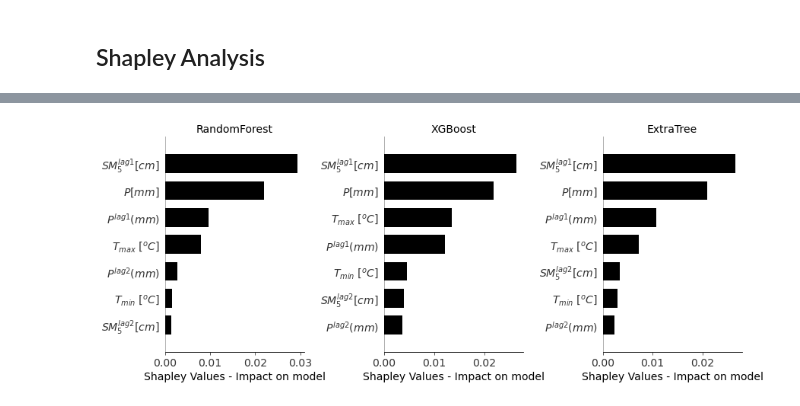
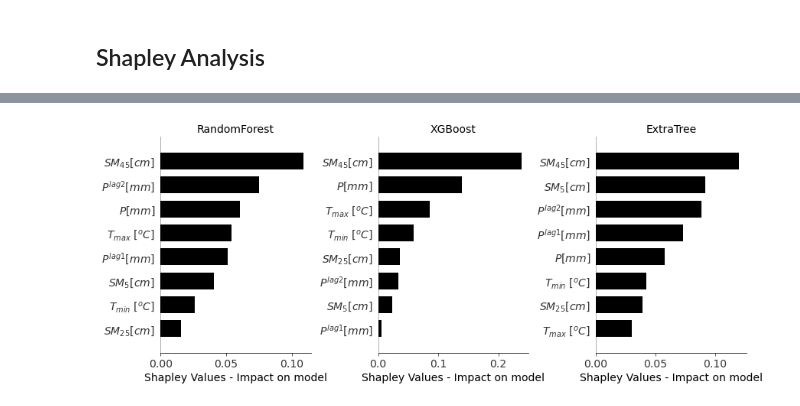
Before and after one commit to chizeni24/USDA, a Jupyter notebook: Lake creek crop yeild XAI.ipynb, the cells around one changed output, grey strips where cells are left out. Drawn from its saved outputs; the diff is of its cells as text; code cells hidden in the pictures.

```diff
--- a/Lake creek crop yeild XAI.ipynb
+++ b/Lake creek crop yeild XAI.ipynb
@@ -284,10 +396,10 @@ def results(x, y, x_t, y_t, pipelines):
 
     results = [[pipe_dict[i],
                 np.round(r2_score(y, model.predict(x)), decimals=2),
-                np.round(mean_squared_error(y, model.predict(x)), decimals=2)]
+                np.round(np.sqrt(mean_squared_error(y, model.predict(x))), decimals=2)]
                for i, model in enumerate(pipelines)]
-    table.title = 'Training set Score'
-    table.field_names = ['Algorithm', 'R-square', 'MSE']
+    table.title = 'Training set score'
+    table.field_names = ['Algorithm', 'R-square', 'RMSE']
     table.add_rows(results)
     print(table)
 
@@ -307,8 +419,8 @@ def results(x, y, x_t, y_t, pipelines):
 
         for i in range(len(x_t)):
 
-            x_t[i+1][-2] = history[i]
-            x_t[i+1][-1] = x_t[i][-2]
+            #x_t[i+1][-2] = history[i]
+            #x_t[i+1][-1] = x_t[i][-2]
 
             test_X = x_t[i+1].reshape(1, -1)
             history[i+1] = model.predict(test_X)
@@ -331,5 +443,5 @@ def results(x, y, x_t, y_t, pipelines):
 
     return model_results
 # %%
-holdem = results(X_train, y_train, X_test, y_test, pipelines)
+holdem = results(X_train, y_train, X_test, y_test, pipeliner)
 # %% [output]
@@ -394,0 +500,3 @@ mk.dir(path_to_save)
+# %%
+path_to_save = current_directory+r'/F108'
+os.mkdir(path_to_save)
@@ -394,0 +505,3 @@ mk.dir(path_to_save)
+# %%
+Features = list(AI.iloc[:, :-1].columns)
+Features
@@ -395,29 +517,29 @@ mk.dir(path_to_save)
 # %%
 import matplotlib.pyplot as plt
 import numpy as np
 import matplotlib.gridspec as gridspec
 
 fig = plt.figure(tight_layout=True, figsize=(32, 5))
 gs = gridspec.GridSpec(1, 3)
 keep = {}
-for count, model in enumerate(pipelines):
-    Modeled = model[0].fit(X, y)
+for count, model in enumerate(pipeliner):
+    Modeled = model[0].fit(X, y.ravel())
     explainer = shap.TreeExplainer(Modeled)
     shap_values = explainer.shap_values(X)
     ax = fig.add_subplot(gs[0, count])
     shap.summary_plot(shap_values, X, Features, show=False,
                       plot_type="bar", color="black", plot_size=(12, 5))
     plt.xlabel('Shapley Values - Impact on model', fontsize=14)
     plt.tick_params(labelsize=14)
     # plt.ylabel(labelsize=16)
     plt.tight_layout(pad=1.2)
     plt.title(model.steps[0][0], fontsize=14)
     keep[model.steps[0][0]] = shap_values
     fig.align_labels()  # same as fig.align_xlabels(); fig.align_ylabels()
 
 plt.savefig(path_to_save+r'/Histogram-importance.jpg',
             format='jpeg', dpi=300, bbox_inches='tight')
 plt.show()
 # %% [output]
-[figure, old version]
+[figure, new version]
 # %%
```
Also changed, not shown: parts of 91 cells of this notebook, 8 other files.
